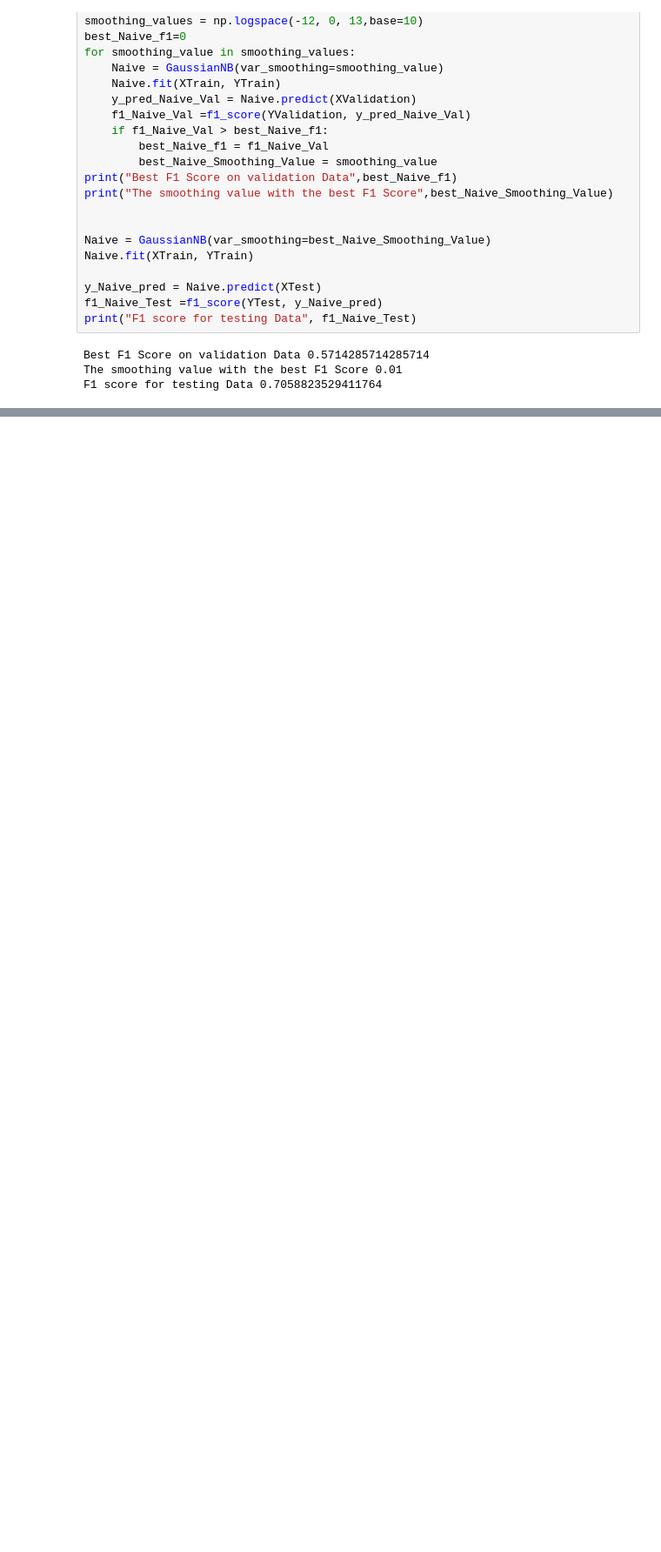
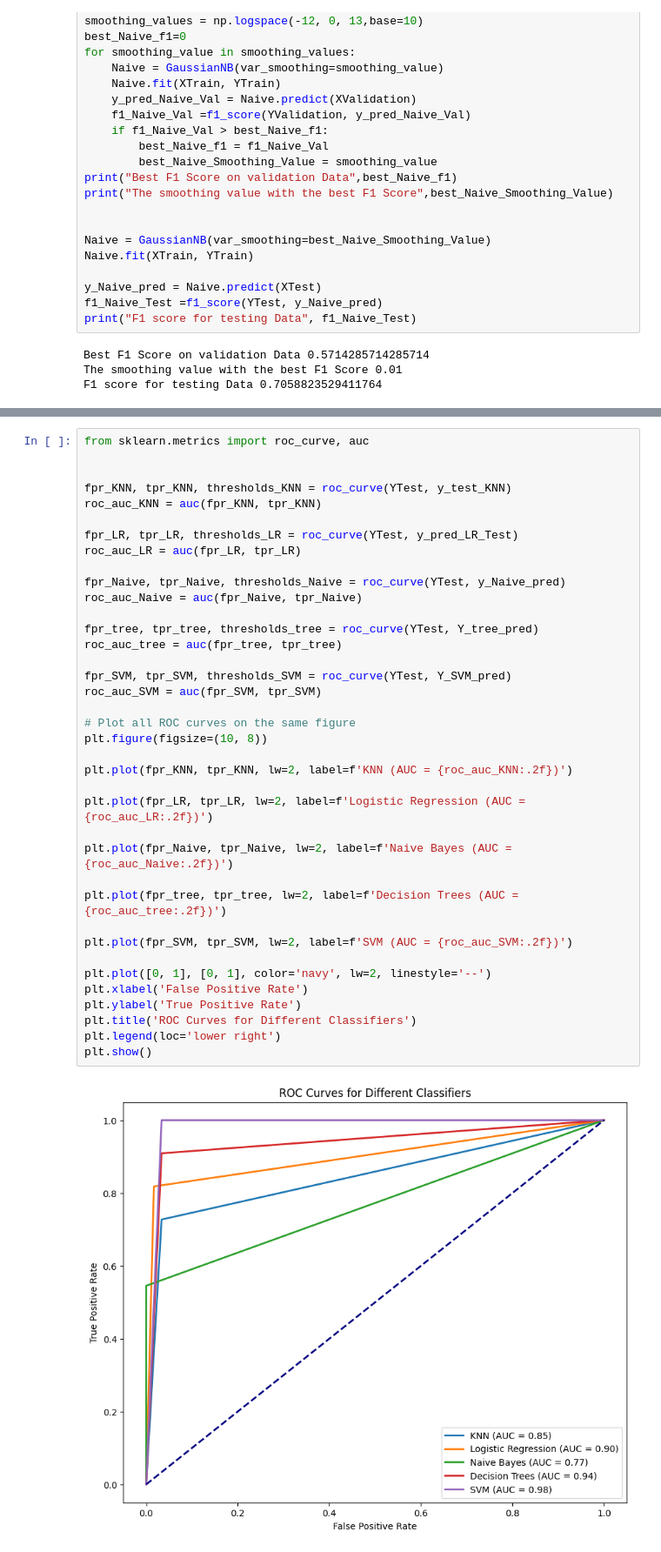
Before and after one commit to ElecSpartan/MachineLearningProject, a Jupyter notebook: ML_Project.ipynb, the cells around one changed output, grey strips where cells are left out. Shown at 87% size. Saved outputs shown, nothing was run; the diff lists cells and outputs as text; blank space fills up the shorter version.

```diff
--- a/ML_Project.ipynb
+++ b/ML_Project.ipynb
@@ -229,0 +466,40 @@ F1 score for testing Data 0.7058823529411764
+# %%
+from sklearn.metrics import roc_curve, auc
+
+
+fpr_KNN, tpr_KNN, thresholds_KNN = roc_curve(YTest, y_test_KNN)
+roc_auc_KNN = auc(fpr_KNN, tpr_KNN)
+
+fpr_LR, tpr_LR, thresholds_LR = roc_curve(YTest, y_pred_LR_Test)
+roc_auc_LR = auc(fpr_LR, tpr_LR)
+
+fpr_Naive, tpr_Naive, thresholds_Naive = roc_curve(YTest, y_Naive_pred)
+roc_auc_Naive = auc(fpr_Naive, tpr_Naive)
+
+fpr_tree, tpr_tree, thresholds_tree = roc_curve(YTest, Y_tree_pred)
+roc_auc_tree = auc(fpr_tree, tpr_tree)
+
+fpr_SVM, tpr_SVM, thresholds_SVM = roc_curve(YTest, Y_SVM_pred)
+roc_auc_SVM = auc(fpr_SVM, tpr_SVM)
+
+# Plot all ROC curves on the same figure
+plt.figure(figsize=(10, 8))
+
+plt.plot(fpr_KNN, tpr_KNN, lw=2, label=f'KNN (AUC = {roc_auc_KNN:.2f})')
+
+plt.plot(fpr_LR, tpr_LR, lw=2, label=f'Logistic Regression (AUC = {roc_auc_LR:.2f})')
+
+plt.plot(fpr_Naive, tpr_Naive, lw=2, label=f'Naive Bayes (AUC = {roc_auc_Naive:.2f})')
+
+plt.plot(fpr_tree, tpr_tree, lw=2, label=f'Decision Trees (AUC = {roc_auc_tree:.2f})')
+
+plt.plot(fpr_SVM, tpr_SVM, lw=2, label=f'SVM (AUC = {roc_auc_SVM:.2f})')
+
+plt.plot([0, 1], [0, 1], color='navy', lw=2, linestyle='--')
+plt.xlabel('False Positive Rate')
+plt.ylabel('True Positive Rate')
+plt.title('ROC Curves for Different Classifiers')
+plt.legend(loc='lower right')
+plt.show()
+# %% [output]
+[figure, added]
```
Also changed, not shown: parts of 23 cells of this notebook.
